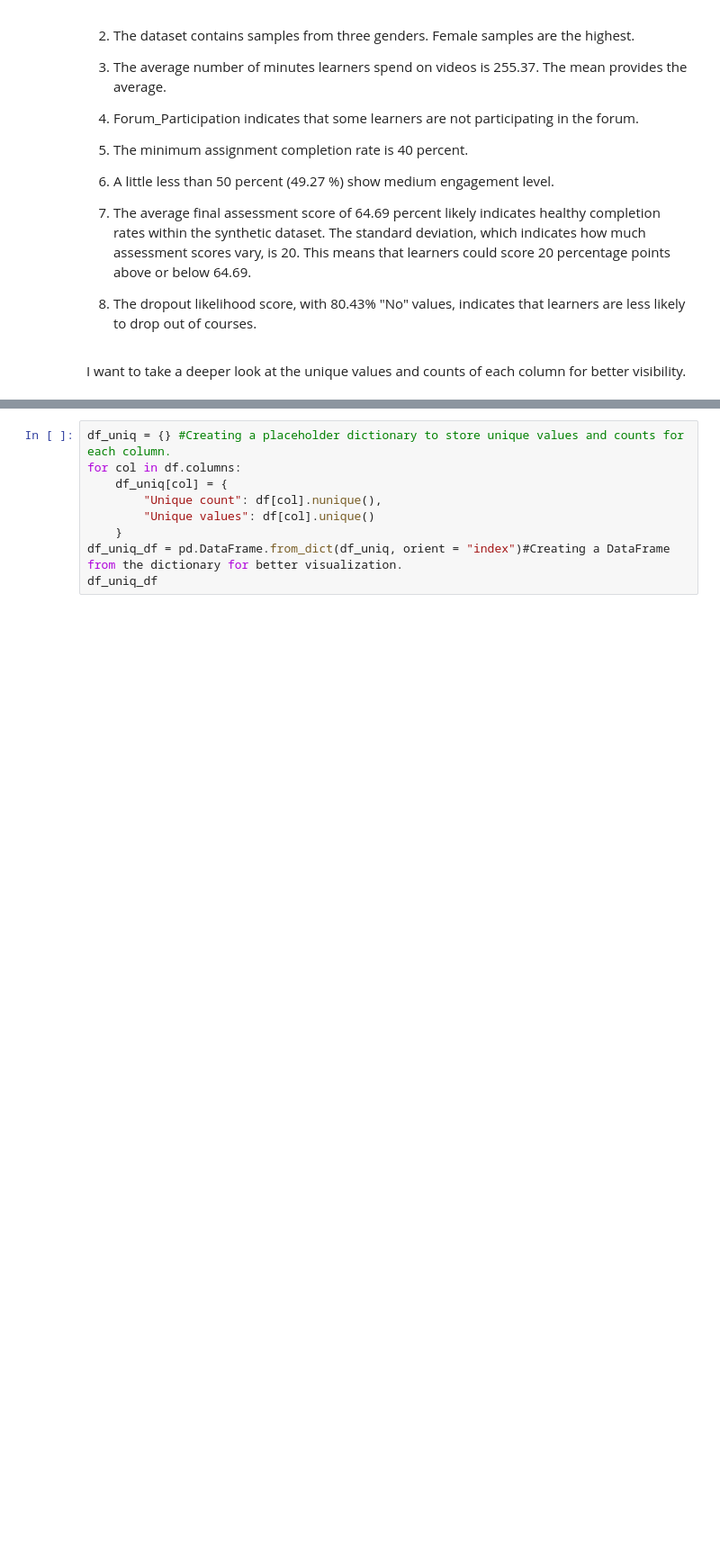
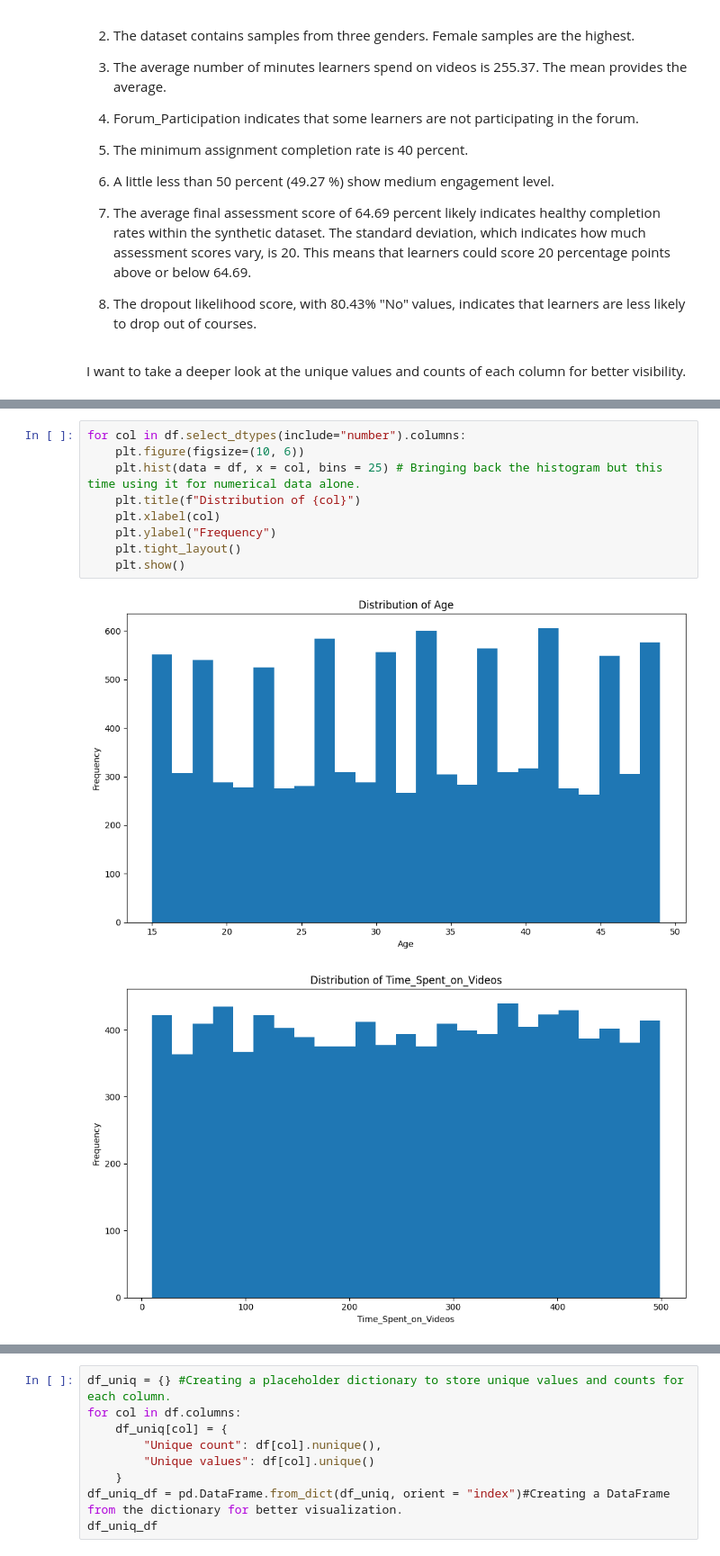
Before and after one commit to narendran-manoharan/synthetic_learning_behavior_analysis, a Jupyter notebook: project_work_jupyter_notebooks/synthetic_learning_behavior_analysis_extract.ipynb, the cells around one changed output, grey strips where cells are left out. Shown at 90% size. Saved outputs shown, nothing was run; the diff lists cells and outputs as text; blank space fills up the shorter version.

```diff
--- a/project_work_jupyter_notebooks/synthetic_learning_behavior_analysis_extract.ipynb
+++ b/project_work_jupyter_notebooks/synthetic_learning_behavior_analysis_extract.ipynb
@@ -311,0 +321,12 @@ for col in df.columns[1:]:# Dropping the student_id column as it is not relevant
+# %%
+for col in df.select_dtypes(include="number").columns:
+    plt.figure(figsize=(10, 6))
+    plt.hist(data = df, x = col, bins = 25) # Bringing back the histogram but this time using it for numerical data alone.
+    plt.title(f"Distribution of {col}")
+    plt.xlabel(col)
+    plt.ylabel("Frequency")
+    plt.tight_layout()
+    plt.show()
+# %% [output]
+[figure, added]
+[figure, added]
```
Also changed, not shown: parts of 16 cells of this notebook.
